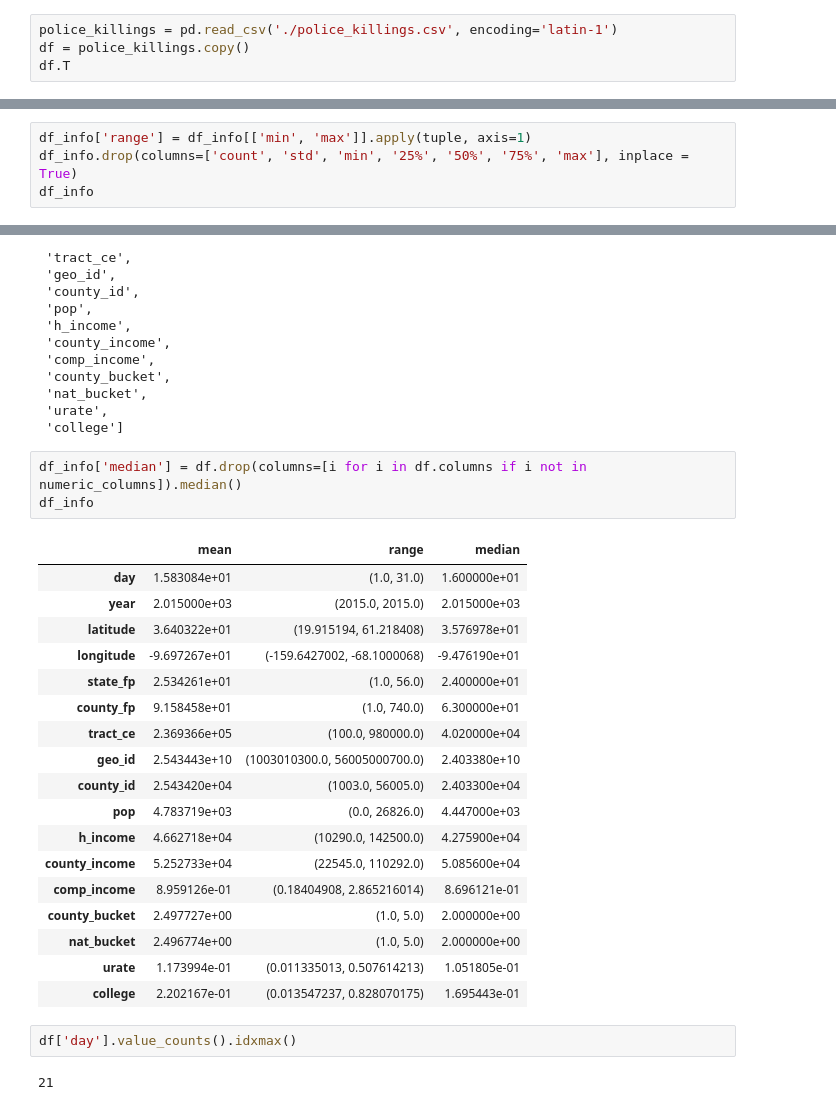
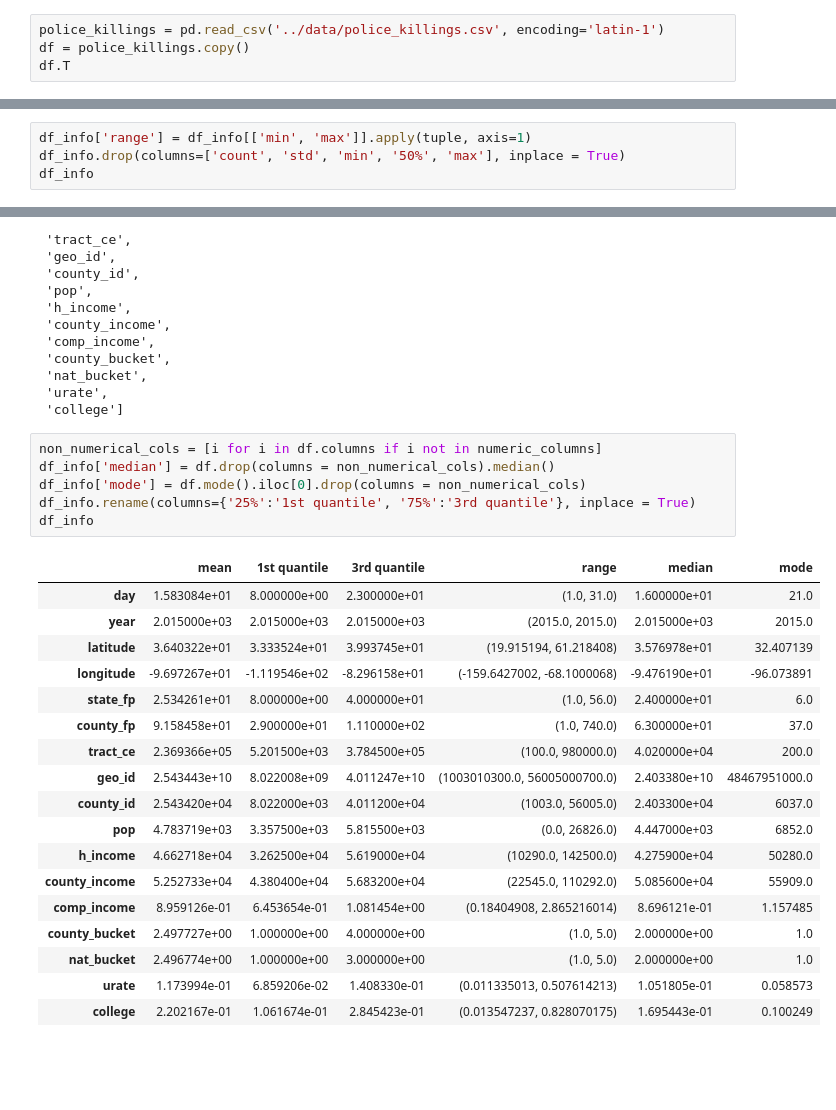
Before and after one commit to Jonathan-R0/TP1-OrganizacionDeDatos, a Jupyter notebook: src/parte1.ipynb, the cells around one changed output, grey strips where cells are left out. Drawn from its saved outputs; the diff is of its cells as text; blank space fills up the shorter version.

Commit message:
Media, mediana, cuantiles y mas
Co-authored-by: NicoPodesta <npodesta@fi.uba.ar>

```diff
--- a/src/parte1.ipynb
+++ b/src/parte1.ipynb
@@ -14,7 +14,7 @@ import os
 import warnings
 warnings.simplefilter(action='ignore', category=FutureWarning)
 # %%
-police_killings = pd.read_csv('./police_killings.csv', encoding='latin-1')
+police_killings = pd.read_csv('../data/police_killings.csv', encoding='latin-1')
 df = police_killings.copy()
 df.T
 # %% [output]
@@ -169,6 +169,6 @@ df_info
 | college | 465.0 | 2.202167e-01 | 1.583472e-01 | 1.354724e-02 | 1.061674e-01 | 1.695443e-01 | 2.845423e-01 | 8.280702e-01 |
 # %%
 df_info['range'] = df_info[['min', 'max']].apply(tuple, axis=1)
-df_info.drop(columns=['count', 'std', 'min', '25%', '50%', '75%', 'max'], inplace = True)
+df_info.drop(columns=['count', 'std', 'min', '50%', 'max'], inplace = True)
 df_info
 # %% [output]
@@ -216,28 +216,27 @@ numeric_columns
  'urate',
  'college']
 # %%
-df_info['median'] = df.drop(columns=[i for i in df.columns if i not in numeric_columns]).median()
+non_numerical_cols = [i for i in df.columns if i not in numeric_columns]
+df_info['median'] = df.drop(columns = non_numerical_cols).median()
+df_info['mode'] = df.mode().iloc[0].drop(columns = non_numerical_cols)
+df_info.rename(columns={'25%':'1st quantile', '75%':'3rd quantile'}, inplace = True)
 df_info
 # %% [output]
-|  | mean | range | median |
-| day | 1.583084e+01 | (1.0, 31.0) | 1.600000e+01 |
-| year | 2.015000e+03 | (2015.0, 2015.0) | 2.015000e+03 |
-| latitude | 3.640322e+01 | (19.915194, 61.218408) | 3.576978e+01 |
-| longitude | -9.697267e+01 | (-159.6427002, -68.1000068) | -9.476190e+01 |
-| state_fp | 2.534261e+01 | (1.0, 56.0) | 2.400000e+01 |
-| county_fp | 9.158458e+01 | (1.0, 740.0) | 6.300000e+01 |
-| tract_ce | 2.369366e+05 | (100.0, 980000.0) | 4.020000e+04 |
-| geo_id | 2.543443e+10 | (1003010300.0, 56005000700.0) | 2.403380e+10 |
-| county_id | 2.543420e+04 | (1003.0, 56005.0) | 2.403300e+04 |
-| pop | 4.783719e+03 | (0.0, 26826.0) | 4.447000e+03 |
-| h_income | 4.662718e+04 | (10290.0, 142500.0) | 4.275900e+04 |
-| county_income | 5.252733e+04 | (22545.0, 110292.0) | 5.085600e+04 |
-| comp_income | 8.959126e-01 | (0.18404908, 2.865216014) | 8.696121e-01 |
-| county_bucket | 2.497727e+00 | (1.0, 5.0) | 2.000000e+00 |
-| nat_bucket | 2.496774e+00 | (1.0, 5.0) | 2.000000e+00 |
-| urate | 1.173994e-01 | (0.011335013, 0.507614213) | 1.051805e-01 |
-| college | 2.202167e-01 | (0.013547237, 0.828070175) | 1.695443e-01 |
+|  | mean | 1st quantile | 3rd quantile | range | median | mode |
+| day | 1.583084e+01 | 8.000000e+00 | 2.300000e+01 | (1.0, 31.0) | 1.600000e+01 | 21.0 |
+| year | 2.015000e+03 | 2.015000e+03 | 2.015000e+03 | (2015.0, 2015.0) | 2.015000e+03 | 2015.0 |
+| latitude | 3.640322e+01 | 3.333524e+01 | 3.993745e+01 | (19.915194, 61.218408) | 3.576978e+01 | 32.407139 |
+| longitude | -9.697267e+01 | -1.119546e+02 | -8.296158e+01 | (-159.6427002, -68.1000068) | -9.476190e+01 | -96.073891 |
+| state_fp | 2.534261e+01 | 8.000000e+00 | 4.000000e+01 | (1.0, 56.0) | 2.400000e+01 | 6.0 |
+| county_fp | 9.158458e+01 | 2.900000e+01 | 1.110000e+02 | (1.0, 740.0) | 6.300000e+01 | 37.0 |
+| tract_ce | 2.369366e+05 | 5.201500e+03 | 3.784500e+05 | (100.0, 980000.0) | 4.020000e+04 | 200.0 |
+| geo_id | 2.543443e+10 | 8.022008e+09 | 4.011247e+10 | (1003010300.0, 56005000700.0) | 2.403380e+10 | 48467951000.0 |
+| county_id | 2.543420e+04 | 8.022000e+03 | 4.011200e+04 | (1003.0, 56005.0) | 2.403300e+04 | 6037.0 |
+| pop | 4.783719e+03 | 3.357500e+03 | 5.815500e+03 | (0.0, 26826.0) | 4.447000e+03 | 6852.0 |
+| h_income | 4.662718e+04 | 3.262500e+04 | 5.619000e+04 | (10290.0, 142500.0) | 4.275900e+04 | 50280.0 |
+| county_income | 5.252733e+04 | 4.380400e+04 | 5.683200e+04 | (22545.0, 110292.0) | 5.085600e+04 | 55909.0 |
+| comp_income | 8.959126e-01 | 6.453654e-01 | 1.081454e+00 | (0.18404908, 2.865216014) | 8.696121e-01 | 1.157485 |
+| county_bucket | 2.497727e+00 | 1.000000e+00 | 4.000000e+00 | (1.0, 5.0) | 2.000000e+00 | 1.0 |
+| nat_bucket | 2.496774e+00 | 1.000000e+00 | 3.000000e+00 | (1.0, 5.0) | 2.000000e+00 | 1.0 |
+| urate | 1.173994e-01 | 6.859206e-02 | 1.408330e-01 | (0.011335013, 0.507614213) | 1.051805e-01 | 0.058573 |
+| college | 2.202167e-01 | 1.061674e-01 | 2.845423e-01 | (0.013547237, 0.828070175) | 1.695443e-01 | 0.100249 |
-# %%
-df['day'].value_counts().idxmax()
-# %% [output]
-21
```
Also changed, not shown: parts of 2 cells of this notebook, 1 other file.
